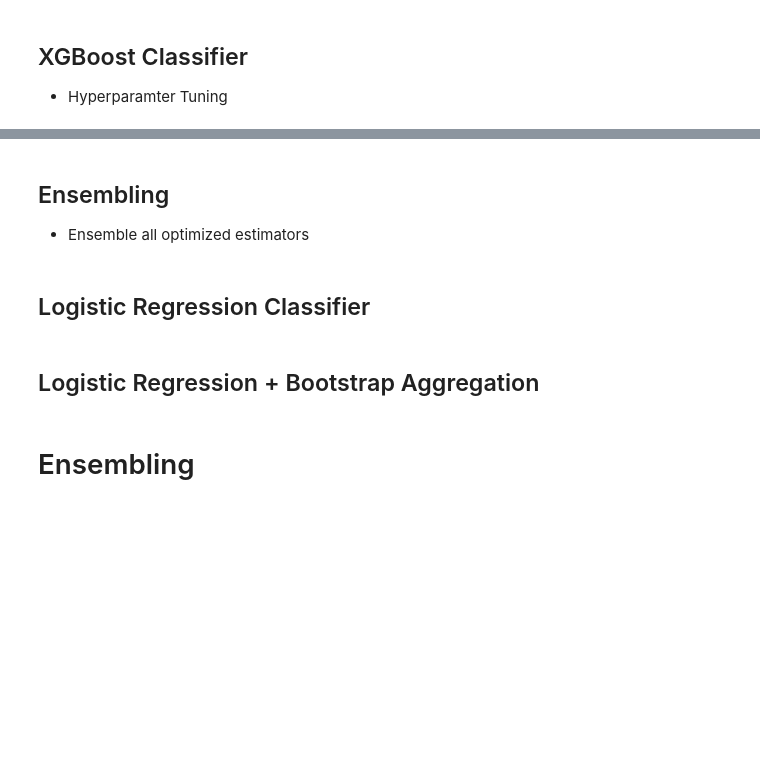
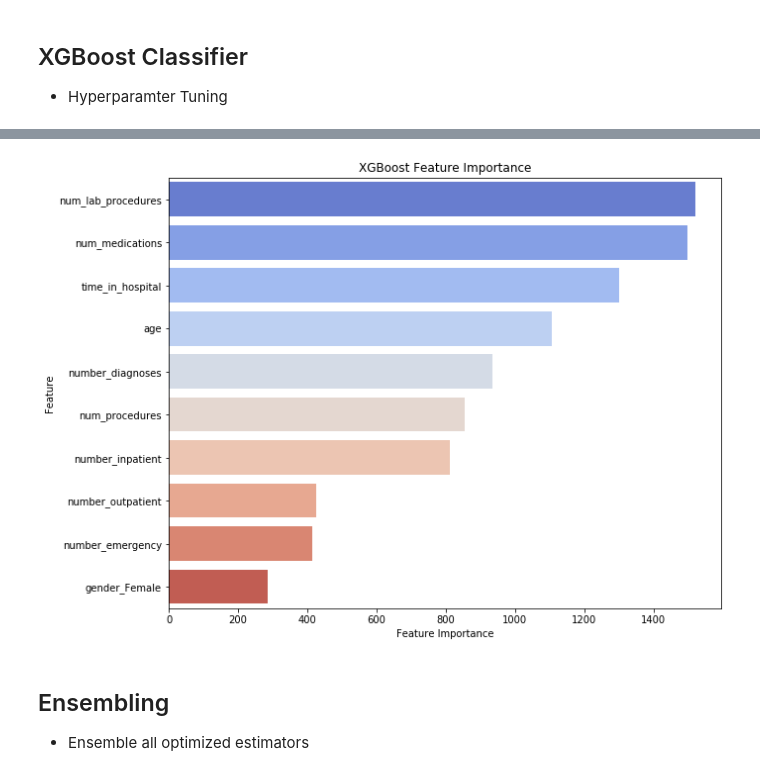
Before and after one commit to rchoi2/Diabetes-Readmission-Classifier, a Jupyter notebook: Diabetes_Classification_EDA.ipynb, the cells around one changed output, grey strips where cells are left out. Saved outputs shown, nothing was run; the diff lists cells and outputs as text; code cells hidden in the pictures; blank space fills up the shorter version.

```diff
--- a/Diabetes_Classification_EDA.ipynb
+++ b/Diabetes_Classification_EDA.ipynb
@@ -808,0 +887,10 @@ plot_feature_importance(rf_grid.best_estimator_.feature_importances_, X_train_re
+# %%
+feature_important = best_xgb.get_booster().get_score(importance_type='weight')
+keys = list(feature_important.keys())
+values = list(feature_important.values())
+
+xgb_df = pd.DataFrame(data=values, index=keys, columns=["score"]).sort_values(by = "score", ascending=False)
+
+plot_feature_importance(xgb_df.score, xgb_df.index, "XGBoost")
+# %% [output]
+[figure, added]
@@ -809,5 +909,3 @@ plot_feature_importance(rf_grid.best_estimator_.feature_importances_, X_train_re
 # %% [markdown]
 ## Ensembling
 - Ensemble all optimized estimators
-# %% [markdown]
-## Logistic Regression Classifier
@@ -816,2 +911,0 @@ plot_feature_importance(best_lrgrid.coef_.reshape(best_lrgrid.coef_.shape[1]), X
-# %% [markdown]
-## Logistic Regression + Bootstrap Aggregation
@@ -845,3 +912 @@ plot_roc_curve(grid_lr_bagger,'Turned / Bagged Logistic Regression')
-# %% [markdown]
-# Ensembling
 # %%
```
Also changed, not shown: parts of 27 cells of this notebook, 2 other files.
